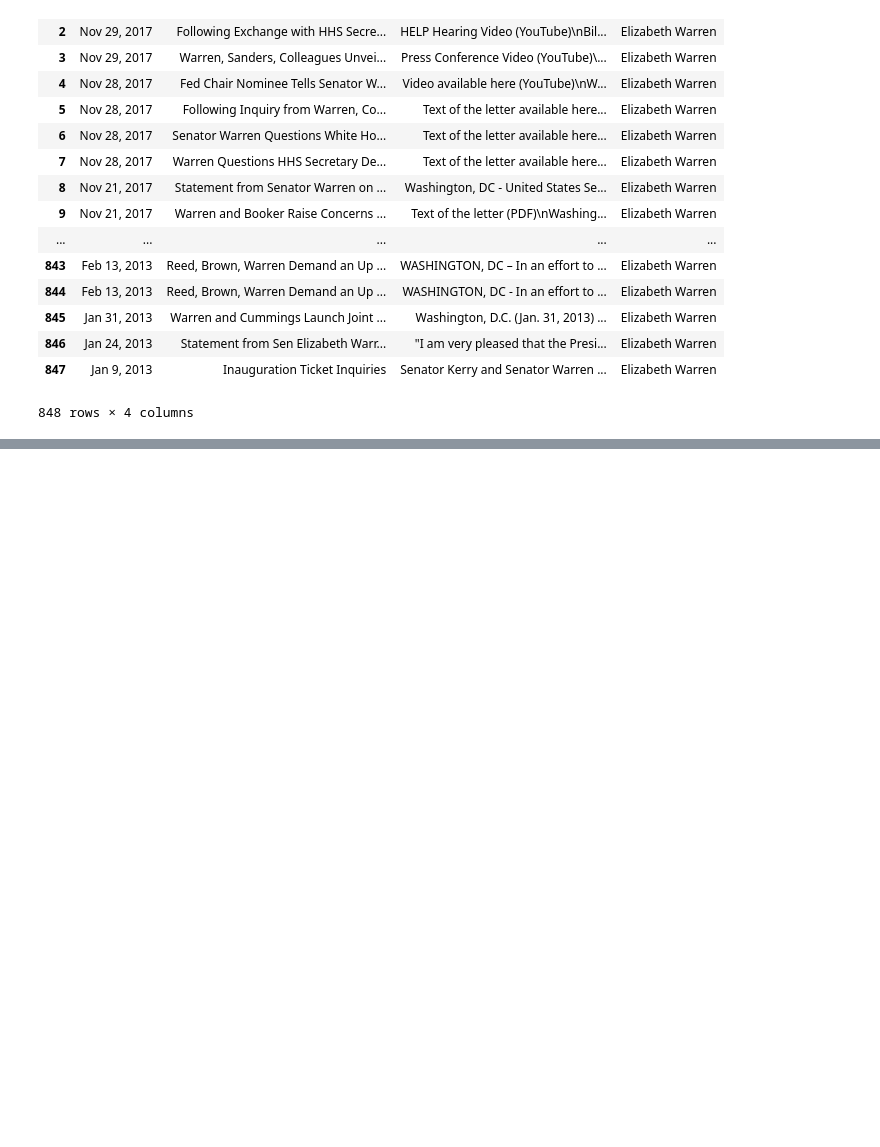
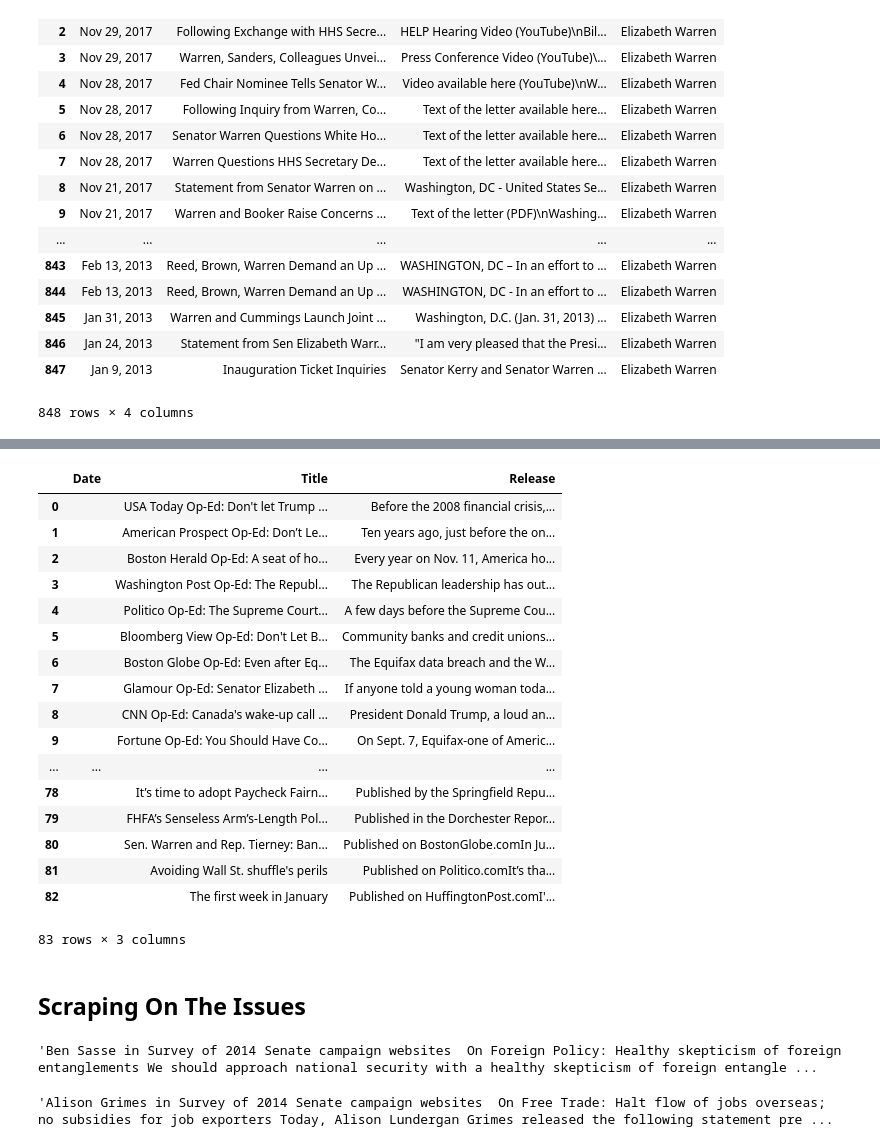
Before and after one commit to dgilbs/nlp_partisanship, a Jupyter notebook: Senator_Scraping.ipynb, the cells around one changed output, grey strips where cells are left out. Drawn from its saved outputs; the diff is of its cells as text; code cells hidden in the pictures; blank space fills up the shorter version.

```diff
--- a/Senator_Scraping.ipynb
+++ b/Senator_Scraping.ipynb
@@ -149,0 +144,25 @@ with open(warren_file, "wb") as picklefile:
+# %%
+driver.get("https://www.warren.senate.gov/?p=op_ed&id=455")
+
+def get_warren_opeds(links):
+    rows = list()
+    for index, link in enumerate(links):
+        print(index)
+        row = list()
+        driver.get(link)
+        title = driver.find_element_by_class_name("page-title").text
+        date = driver.find_element_by_class_name("inner-lyt-dates").text
+        content = driver.find_element_by_class_name("record-bd")
+        paras = content.find_elements_by_tag_name("p")
+        release = ""
+        for tag in paras:
+            release += tag.text.strip()
+        row = [date, title, release]
+        rows.append(row)
+    df = pd.DataFrame(rows, columns=["Date", "Title", "Release"])
+    df = df[df.Release != ""]
+    return df
+
+
+
+warren_opeds_df = get_warren_opeds(warren_oped_links)
@@ -149,0 +187,13 @@ with open(warren_file, "wb") as picklefile:
+# %%
+def get_warren_oped_date(date_str):
+    try:
+        date_arr = date_str.split(", ")
+        year= int(date_arr[1])
+        mo = date_arr[0].split(" ")[0].title()
+        d = dict((v,k) for k,v in enumerate(calendar.month_abbr))
+        month = d[mo]
+        day = int(date_arr[0].split(" ")[1])
+        return datetime(year=year, month=month, day=day)
+    except:
+        return ''
+get_warren_oped_date("NOV 30, 2017")
@@ -149,0 +222,41 @@ with open(warren_file, "wb") as picklefile:
+# %%
+warren_opeds_df["Date"] = warren_opeds_df.apply(lambda row: get_warren_oped_date(row["Date"]), axis=1)
+# %%
+warren_opeds_df
+# %% [output]
+|  | Date | Title | Release |
+| 0 |  | USA Today Op-Ed: Don't let Trump ... | Before the 2008 financial crisis,... |
+| 1 |  | American Prospect Op-Ed: Don’t Le... | Ten years ago, just before the on... |
+| 2 |  | Boston Herald Op-Ed: A seat of ho... | Every year on Nov. 11, America ho... |
+| 3 |  | Washington Post Op-Ed: The Republ... | The Republican leadership has out... |
+| 4 |  | Politico Op-Ed: The Supreme Court... | A few days before the Supreme Cou... |
+| 5 |  | Bloomberg View Op-Ed: Don't Let B... | Community banks and credit unions... |
+| 6 |  | Boston Globe Op-Ed: Even after Eq... | The Equifax data breach and the W... |
+| 7 |  | Glamour Op-Ed: Senator Elizabeth ... | If anyone told a young woman toda... |
+| 8 |  | CNN Op-Ed: Canada's wake-up call ... | President Donald Trump, a loud an... |
+| 9 |  | Fortune Op-Ed: You Should Have Co... | On Sept. 7, Equifax-one of Americ... |
+| ... | ... | ... | ... |
+| 78 |  | It’s time to adopt Paycheck Fairn... | Published by the Springfield Repu... |
+| 79 |  | FHFA’s Senseless Arm’s-Length Pol... | Published in the Dorchester Repor... |
+| 80 |  | Sen. Warren and Rep. Tierney: Ban... | Published on BostonGlobe.comIn Ju... |
+| 81 |  | Avoiding Wall St. shuffle's perils | Published on Politico.comIt’s tha... |
+| 82 |  | The first week in January | Published on HuffingtonPost.comI'... |
+83 rows × 3 columns
+# %% [markdown]
+## Scraping On The Issues <a class="anchor" id="on_the_issues"></a>
+# %%
+test_url = "http://www.ontheissues.org/Archive/2014_Senate_Web_Ben_Sasse.htm"
+driver.get(test_url)
+arr = driver.find_element_by_tag_name("body")
+statement = " ".join(arr.text.split("\n")).split("Ben Sasse on other issues")[0]
+statement
+# %% [output]
+'Ben Sasse in Survey of 2014 Senate campaign websites  On Foreign Policy: Healthy skepticism of foreign entanglements We should approach national security with a healthy skepticism of foreign entangle ...
+# %%
+test_url = "http://www.ontheissues.org/Archive/2014_Senate_Web_Alison_Grimes.htm"
+driver.get(test_url)
+arr = driver.find_element_by_tag_name("body")
+statement = " ".join(arr.text.split("\n"))
+statement
+# %% [output]
+'Alison Grimes in Survey of 2014 Senate campaign websites  On Free Trade: Halt flow of jobs overseas; no subsidies for job exporters Today, Alison Lundergan Grimes released the following statement pre ...
```
Also changed, not shown: parts of 19 cells of this notebook, 10 other files.
